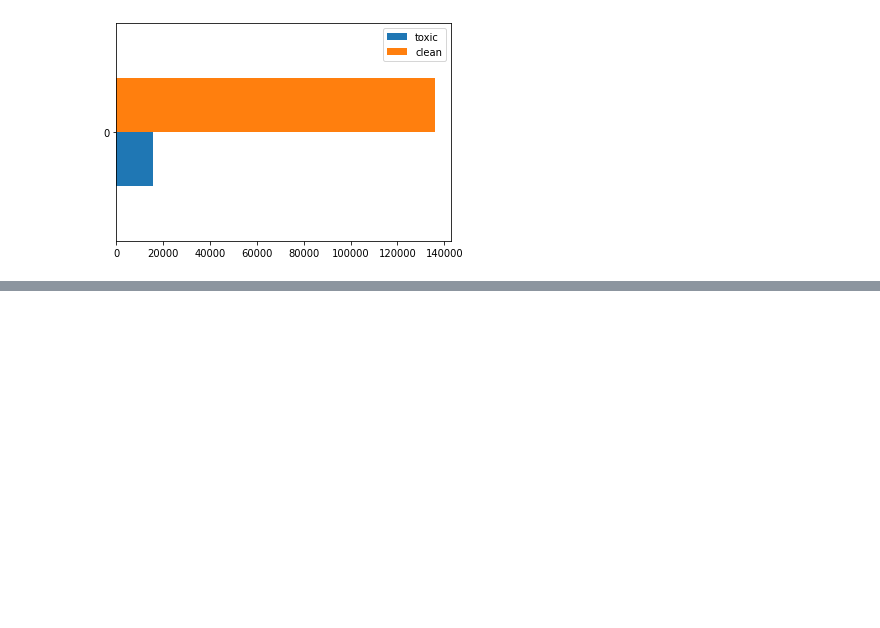
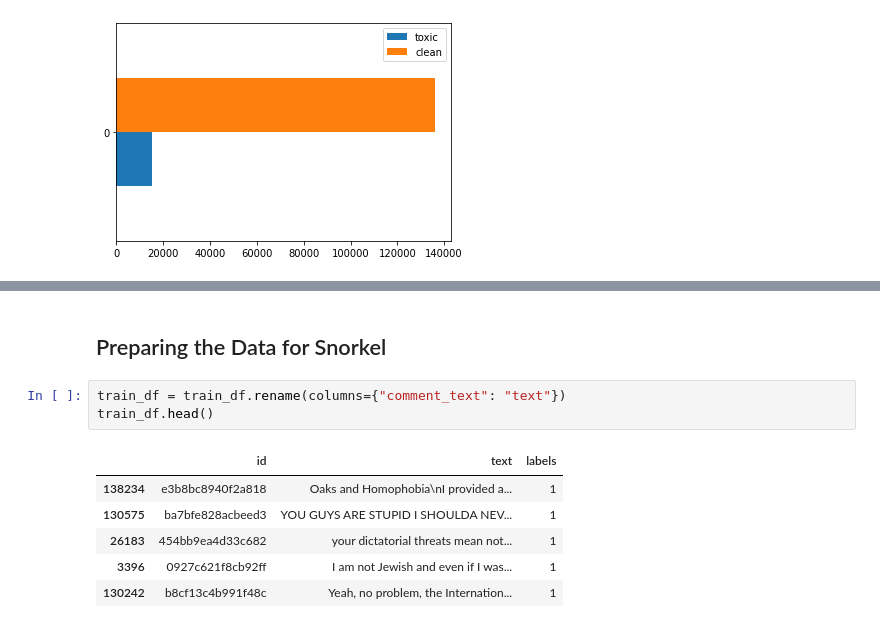
Before and after one commit to JayThibs/Weak-Supervised-Learning-Case-Study, a Jupyter notebook: text_classifier/notebooks/05_toxicity_classification_snorkel_dataset.ipynb, the cells around one changed output, grey strips where cells are left out. Saved outputs shown, nothing was run; the diff lists cells and outputs as text; blank space fills up the shorter version.

```diff
--- a/text_classifier/notebooks/05_toxicity_classification_snorkel_dataset.ipynb
+++ b/text_classifier/notebooks/05_toxicity_classification_snorkel_dataset.ipynb
@@ -92,0 +139,12 @@ The bad examples are imbalanced, but we will not worry about that. What we will
+# %% [markdown]
+## Preparing the Data for Snorkel
+# %%
+train_df = train_df.rename(columns={"comment_text": "text"})
+train_df.head()
+# %% [output]
+|  | id | text | labels |
+| 138234 | e3b8bc8940f2a818 | Oaks and Homophobia\nI provided a... | 1 |
+| 130575 | ba7bfe828acbeed3 | YOU GUYS ARE STUPID I SHOULDA NEV... | 1 |
+| 26183 | 454bb9ea4d33c682 | your dictatorial threats mean not... | 1 |
+| 3396 | 0927c621f8cb92ff | I am not Jewish and even if I was... | 1 |
+| 130242 | b8cf13c4b991f48c | Yeah, no problem, the Internation... | 1 |
```
Also changed, not shown: parts of 27 cells of this notebook.
